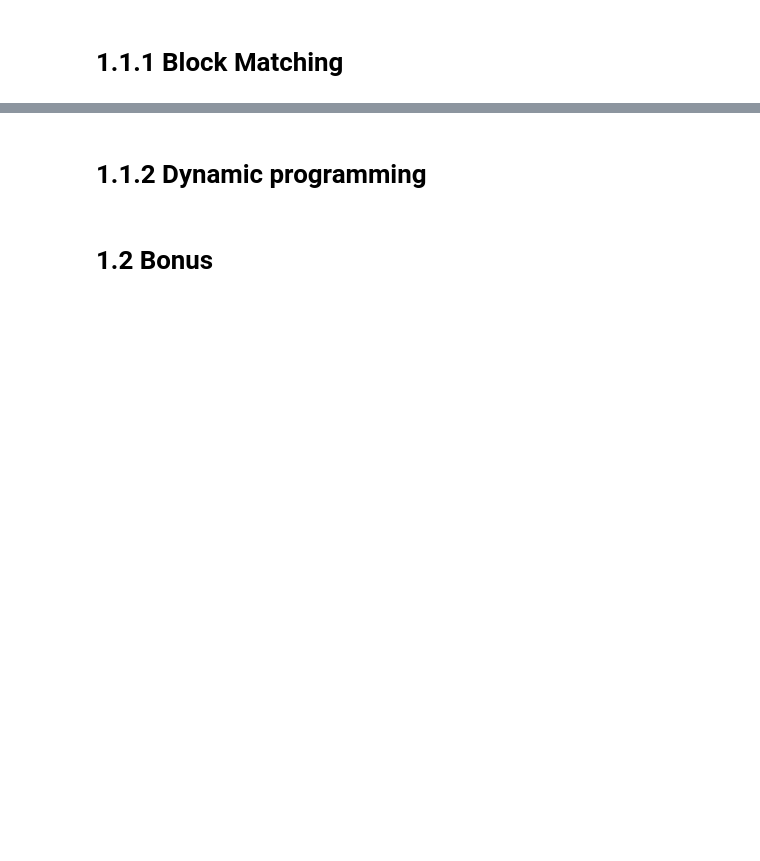
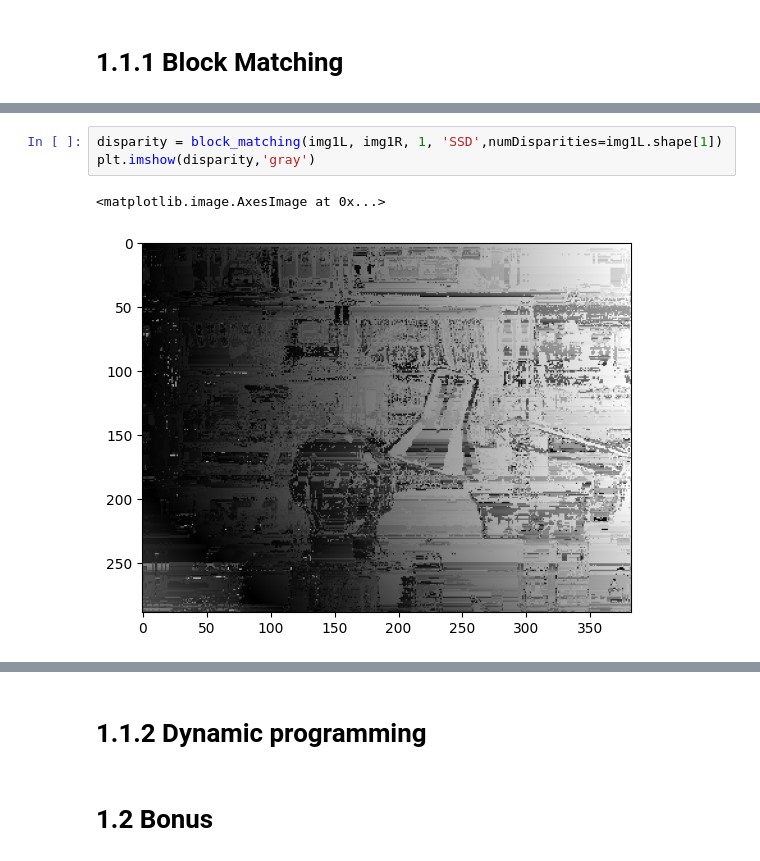
Before and after one commit to moharamfatema/stereo-vision, a Jupyter notebook: block matching.ipynb, the cells around one changed output, grey strips where cells are left out. Cells and saved outputs as stored; diff of their text form; blank space fills up the shorter version.

```diff
--- a/block matching.ipynb
+++ b/block matching.ipynb
@@ -34,0 +113,6 @@ plt.show()
+# %%
+disparity = block_matching(img1L, img1R, 1, 'SSD',numDisparities=img1L.shape[1])
+plt.imshow(disparity,'gray')
+# %% [output]
+<matplotlib.image.AxesImage at 0x...>
+[figure, added]
```
Also changed, not shown: parts of 8 cells of this notebook, 6 other files.
